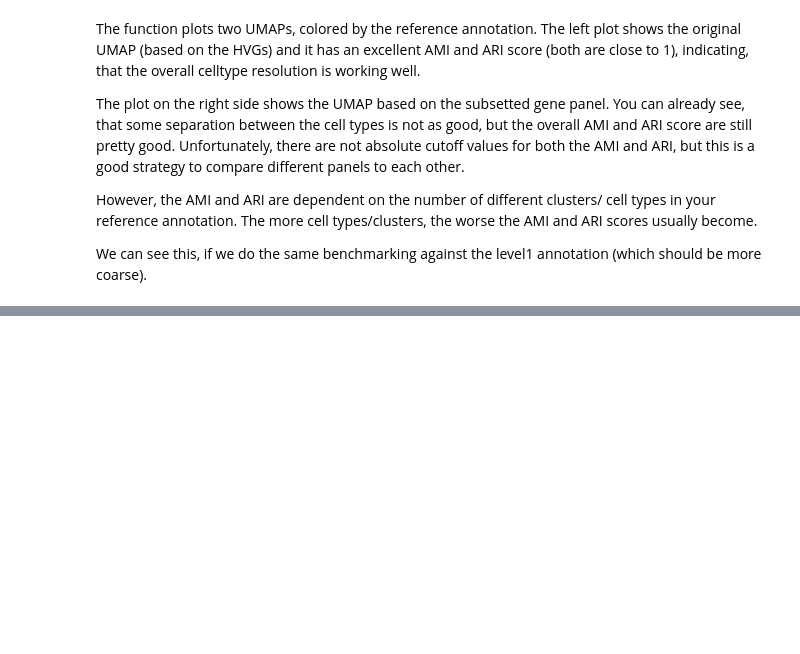
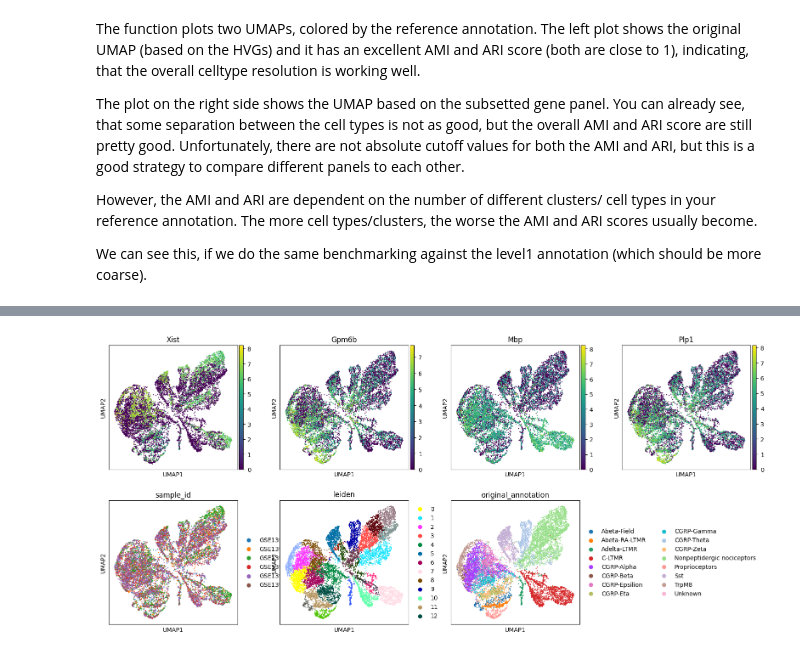
Before and after one commit to aifimmunology/spatial_drg_colon_bladder, a Jupyter notebook: 03_finalization/02_benchmark-panel-GSE139088.ipynb, the cells around one changed output, grey strips where cells are left out. Drawn from its saved outputs; the diff is of its cells as text; code cells hidden in the pictures; blank space fills up the shorter version.

```diff
--- a/03_finalization/02_benchmark-panel-GSE139088.ipynb
+++ b/03_finalization/02_benchmark-panel-GSE139088.ipynb
@@ -338,0 +281,4 @@ Benchmarking cell_type
+# %%
+sc.pl.umap(adata, color = ['Xist', 'Gpm6b', 'Mbp', 'Plp1', 'sample_id', 'leiden', 'original_annotation'])
+# %% [output]
+[figure, added]
```
Also changed, not shown: parts of 18 cells of this notebook, 3 other files.
